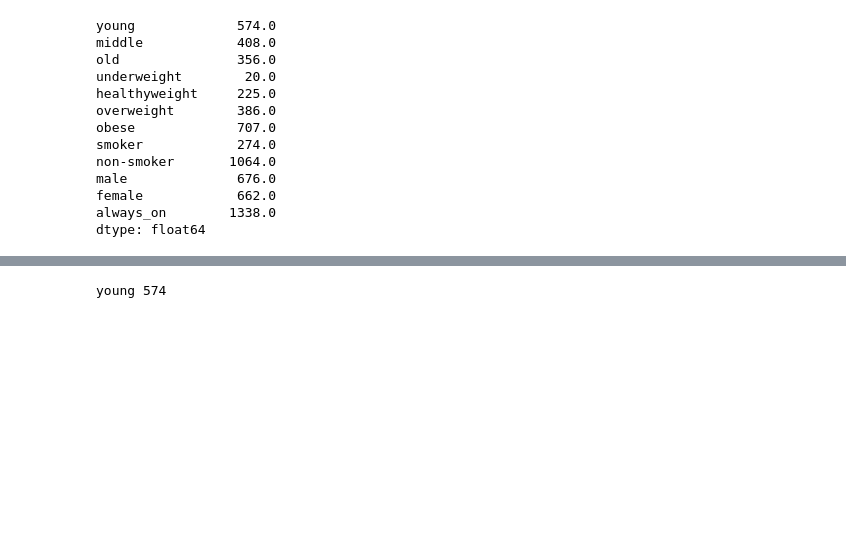
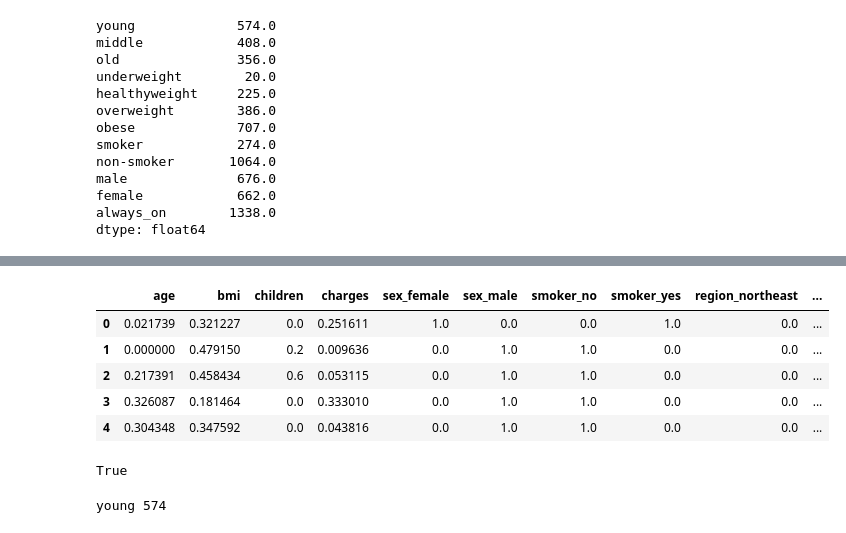
Before and after one commit to krishnacharya/multidecomp, a Jupyter notebook: iclr_res/groupwise_insurancepremium.ipynb, the cells around one changed output, grey strips where cells are left out. Saved outputs shown, nothing was run; the diff lists cells and outputs as text; code cells hidden in the pictures; blank space fills up the shorter version.

```diff
--- a/iclr_res/groupwise_insurancepremium.ipynb
+++ b/iclr_res/groupwise_insurancepremium.ipynb
@@ -61,3 +91,24 @@ dtype: float64
+# %%
+numeric_all = ['age', 'bmi', 'children', 'charges']
+cat_all = ['sex', 'smoker', 'region']
+df_medical_mm = numeric_scaler(df_medical, numeric_all)
+df_medical_mm_oh = one_hot(df_medical_mm, cat_all)
+df_medical_mm_oh.drop(cat_all, axis = 1, inplace=True) # drop the categorics that were used to one hot encode
+df_medical_mm_oh = df_medical_mm_oh * 1.0 # make bool true, false into 1.0, 0.0
+df_medical_mm_oh[['age_young', 'age_middle', 'age_old', 'bmi_underweight', 'bmi_healthyweight', 'bmi_overweight', 'bmi_obese']] = A_t_medical_groups[age_groups + bmi_groups] # add this to the dataframe, for a baseline to be a fair comparison
+df_medical_mm_oh.head()
+# %% [output]
+|  | age | bmi | children | charges | sex_female | sex_male | smoker_no | smoker_yes | region_northeast | ... |
+| 0 | 0.021739 | 0.321227 | 0.0 | 0.251611 | 1.0 | 0.0 | 0.0 | 1.0 | 0.0 | ... |
+| 1 | 0.000000 | 0.479150 | 0.2 | 0.009636 | 0.0 | 1.0 | 1.0 | 0.0 | 0.0 | ... |
+| 2 | 0.217391 | 0.458434 | 0.6 | 0.053115 | 0.0 | 1.0 | 1.0 | 0.0 | 0.0 | ... |
+| 3 | 0.326087 | 0.181464 | 0.0 | 0.333010 | 0.0 | 1.0 | 1.0 | 0.0 | 0.0 | ... |
+| 4 | 0.304348 | 0.347592 | 0.0 | 0.043816 | 0.0 | 1.0 | 1.0 | 0.0 | 0.0 | ... |
+# %%
+added_indicators = ['age_young', 'age_middle', 'age_old', 'bmi_underweight', 'bmi_healthyweight', 'bmi_overweight', 'bmi_obese']
+np.all(df_medical_mm_oh[added_indicators + ['smoker_yes', 'smoker_no', 'sex_male', 'sex_female']].to_numpy() == A_t_medical_groups.to_numpy()[:, :11]) # checks that A_t information is all included in the dataframe! no loss of group info to baseline so a fair comparison
+# %% [output]
+True
 # %%
 from bilevel.Groupwise_seedruns import BuildGroupwise_diffseeds
 ds_ob = BuildGroupwise_diffseeds(df_medical_mm_oh, 'charges', A_t_medical_groups)
```
Also changed, not shown: parts of 5 cells of this notebook.
